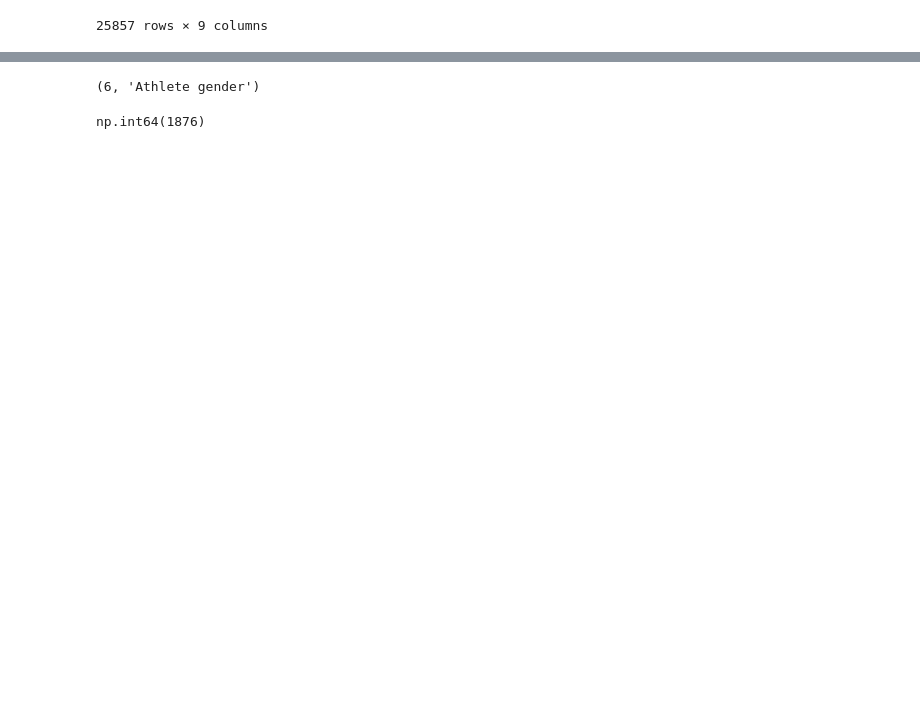
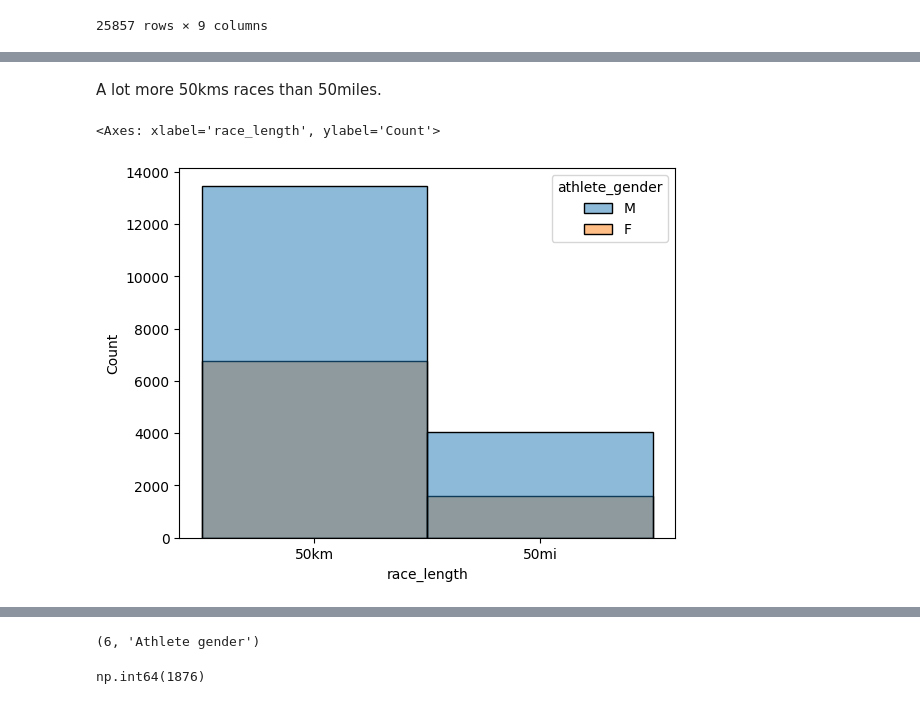
Before and after one commit to corpsedust/Python_Stuff, a Jupyter notebook: EDA_Project_1.ipynb, the cells around one changed output, grey strips where cells are left out. Cells and saved outputs as stored; diff of their text form; code cells hidden in the pictures; blank space fills up the shorter version.

```diff
--- a/EDA_Project_1.ipynb
+++ b/EDA_Project_1.ipynb
@@ -616,0 +641,9 @@ df3[df3["race_name"] == "Everglades 50 Mile Ultra Run "]
+# %% [markdown]
+A lot more 50kms races than 50miles.
+# %%
+#males vs females
+
+sns.histplot(df3, x = "race_length", hue = "athlete_gender")
+# %% [output]
+<Axes: xlabel='race_length', ylabel='Count'>
+[figure, added]
```
Also changed, not shown: parts of 23 cells of this notebook.
